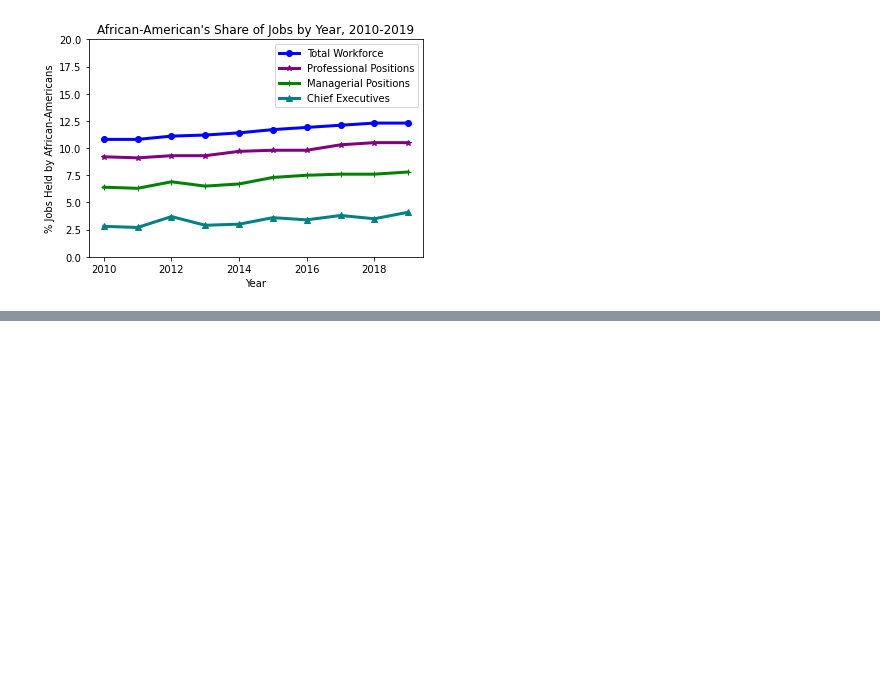
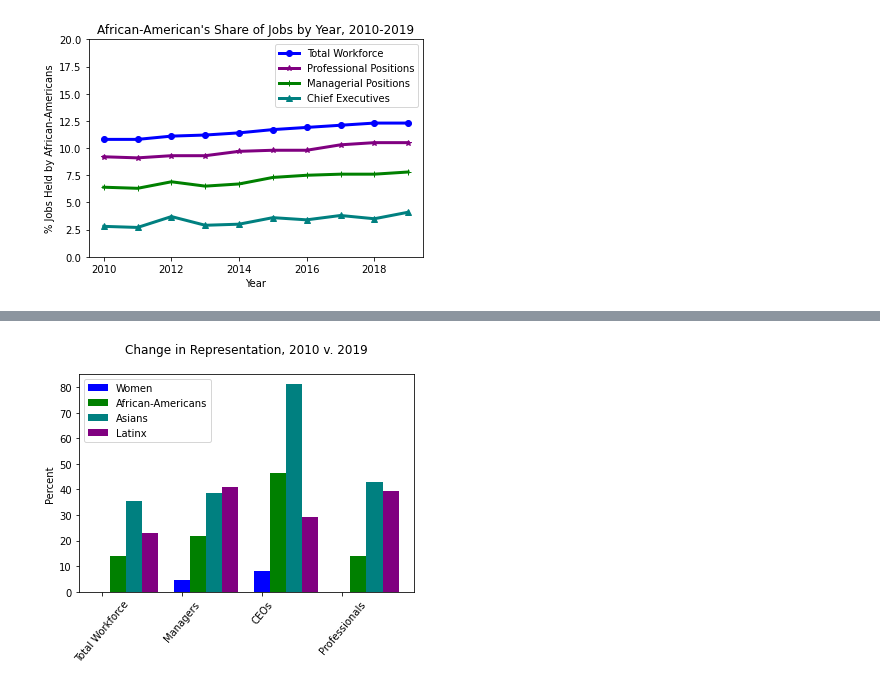
Before and after one commit to chinnamanaidu/project_rutgers, a Jupyter notebook: BLS_Project.ipynb, the cells around one changed output, grey strips where cells are left out. Cells and saved outputs as stored; diff of their text form; code cells hidden in the pictures; blank space fills up the shorter version.

```diff
--- a/BLS_Project.ipynb
+++ b/BLS_Project.ipynb
@@ -464,0 +552,29 @@ plt.show()
+# %%
+# Bar charts to illustrate difference between representation in 2010, 2019, and 2030, both as delta in representation
+# and as delta in ratio to total workforce
+
+
+job_level = ["Total Workforce","Managers","CEOs","Professionals"]
+demographics = ["Women","African-Americans","Asians","Latinx"]
+# women_change2019 = [-0.4, 4.7, 8.2, 0.0]
+# af_am_change2019 = [13.9, 21.9, 46.4, 14.1]
+# asian_change2019 = [35.4, 38.6, 81.3, 42.9]
+# latinx_change2019 = [23.1, 40.8, 29.2, 39.4]
+data =[[-0.4, 4.7, 8.2, 0.0],[13.9, 21.9, 46.4, 14.1],[35.4, 38.6, 81.3, 42.9],[23.1, 40.8, 29.2, 39.4]]
+
+X = np.arange(4)
+tick_locations = [value for value in X]
+plt.xticks(tick_locations, ["Total Workforce","Managers","CEOs","Professionals"])
+plt.bar(X + 0.00, data[0], color = 'b', width = 0.2, align="center")
+plt.bar(X + 0.20, data[1], color = 'g', width = 0.2,align="center")
+plt.bar(X + 0.40, data[2], color = 'teal', width = 0.2,align="center")
+plt.bar(X + 0.60, data[3], color = 'purple', width = 0.2,align="center")
+plt.title("Change in Representation, 2010 v. 2019\n")
+plt.legend(demographics, loc="best")
+plt.ylabel("Percent")
+plt.xticks(rotation = 50)
+plt.ylim(0,85)
+plt.savefig("Images/bar_change_2019")
+plt.show()
+# %% [output]
+[figure, added]
```
Also changed, not shown: parts of 13 cells of this notebook.
